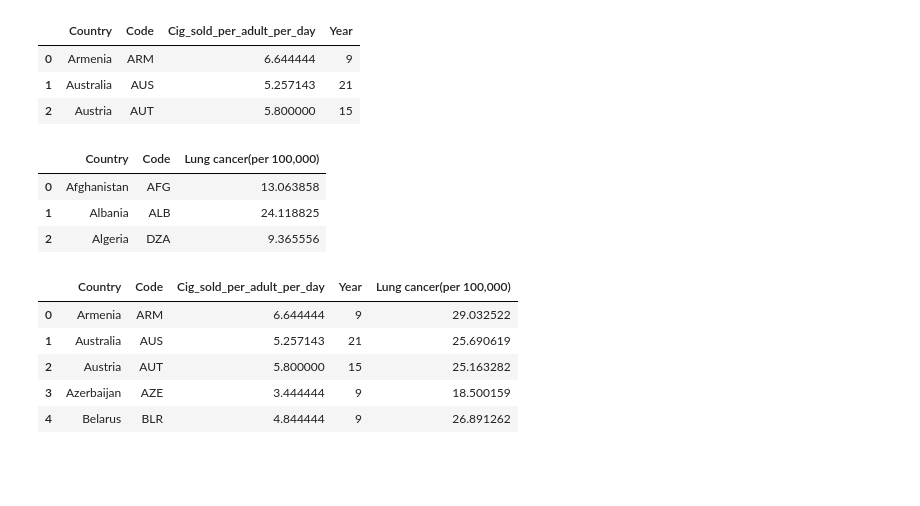
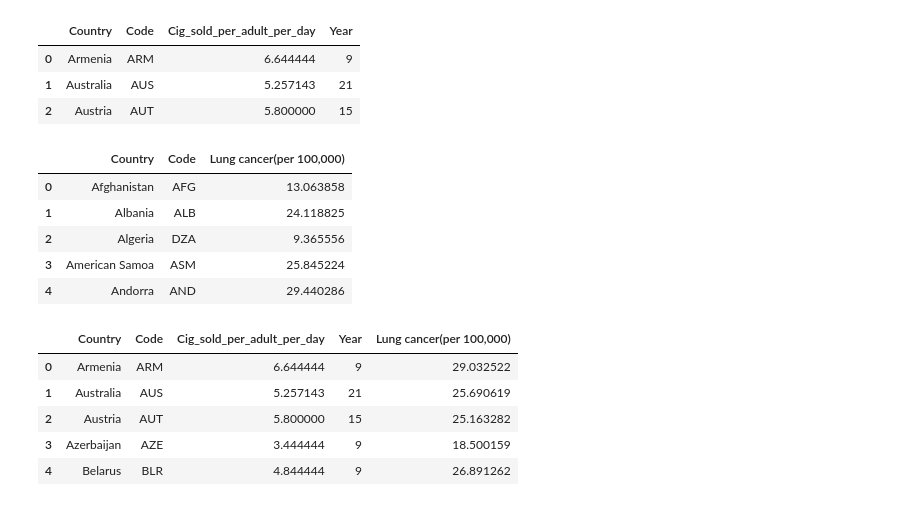
Before and after one commit to ta-data-bcn/Project-Week-5-Your-Own-Project, a Jupyter notebook: your-project/jupyter notebooks/Cigarettes vs Lung Cancer - Analysis.ipynb, the cells around one changed output. Saved outputs shown, nothing was run; the diff lists cells and outputs as text; code cells hidden in the pictures; blank space fills up the shorter version.

```diff
--- a/your-project/jupyter notebooks/Cigarettes vs Lung Cancer - Analysis.ipynb
+++ b/your-project/jupyter notebooks/Cigarettes vs Lung Cancer - Analysis.ipynb
@@ -34,12 +34,14 @@ df_cigs.head(3)
 | 1 | Australia | AUS | 5.257143 | 21 |
 | 2 | Austria | AUT | 5.800000 | 15 |
 # %%
-df_lung.head(3)
+df_lung.head()
 # %% [output]
 |  | Country | Code | Lung cancer(per 100,000) |
 | 0 | Afghanistan | AFG | 13.063858 |
 | 1 | Albania | ALB | 24.118825 |
 | 2 | Algeria | DZA | 9.365556 |
+| 3 | American Samoa | ASM | 25.845224 |
+| 4 | Andorra | AND | 29.440286 |
 # %%
 #pd.concat([df1, df2], 1).dropna().mean(axis=1, level=0)
 # %%
```
Also changed, not shown: parts of 3 cells of this notebook, 3 other files.
